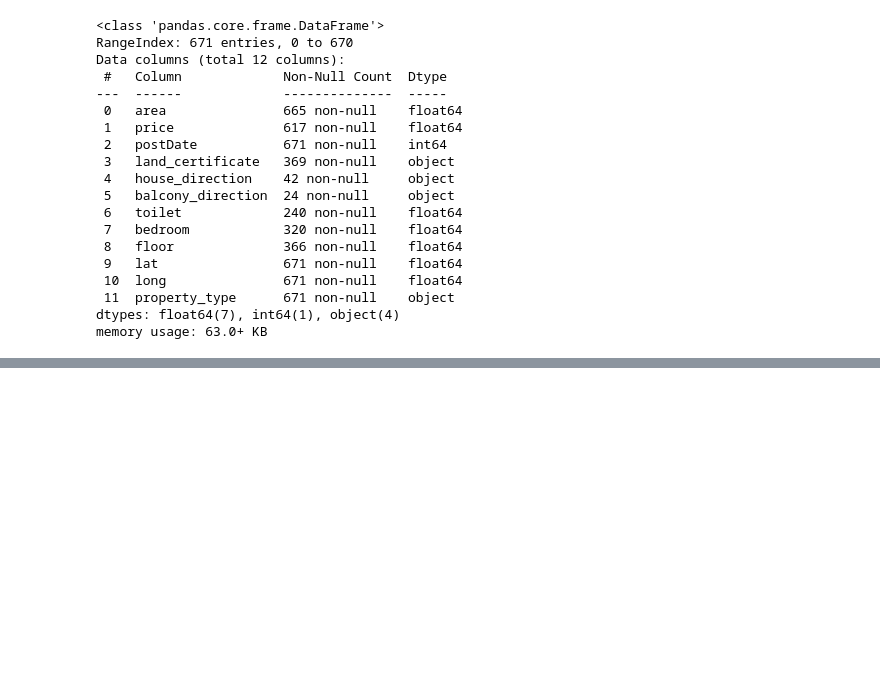
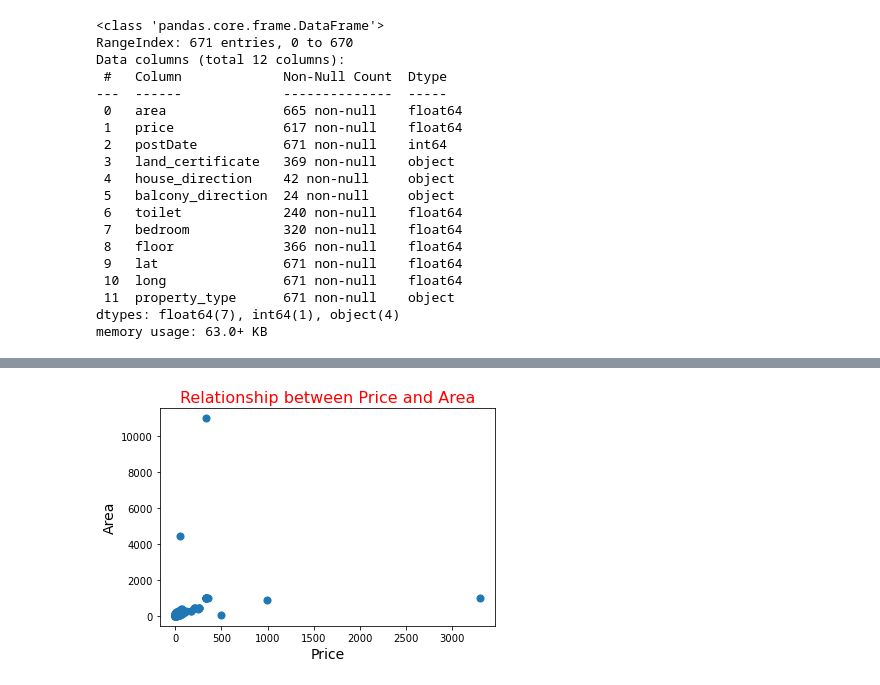
Before and after one commit to Trang27cl/testgit, a Jupyter notebook: house_price_Dống-Da_Hà-Nội_subdata.ipynb, the cells around one changed output, grey strips where cells are left out. Saved outputs shown, nothing was run; the diff lists cells and outputs as text; code cells hidden in the pictures; blank space fills up the shorter version.

```diff
--- a/house_price_Dống-Da_Hà-Nội_subdata.ipynb
+++ b/house_price_Dống-Da_Hà-Nội_subdata.ipynb
@@ -249,2 +113,11 @@ sns.kdeplot(data = sc)
 # %%
 #Có thể nhận thấy ở cả 3 phương pháp chuẩn hóa, phân bố dữ liệu gần như được giữ nguyên, tuy nhiên khoảng giá trị giữ liệu đã thay đổi về khoảng giá trị nhỏ hơn rất nhiều so với ban đầu
+# %%
+#Vẽ biểu đồ phân tích mối liên hệ giữa diện tích với giá nhà, giữa số phòng ngủ với giá nhà, giữa số toilet với giá nhà.
+plt.scatter(df['price']/1000,df['area'], s = 50)
+plt.title('Relationship between Price and Area', fontsize = 16, color = 'r')
+plt.xlabel('Price', fontsize = 14)
+plt.ylabel('Area', fontsize = 14)
+plt.show()
+# %% [output]
+[figure, added]
```
Also changed, not shown: parts of 17 cells of this notebook.
